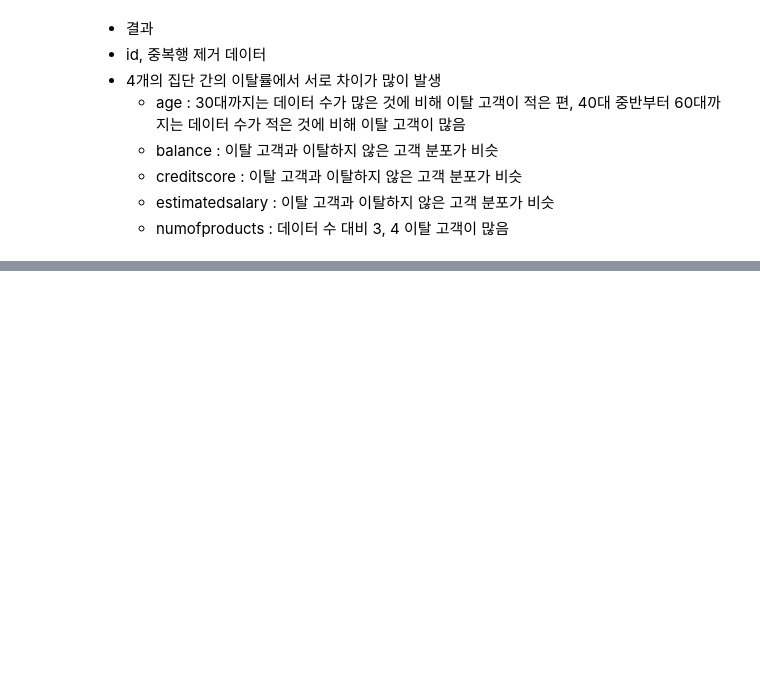
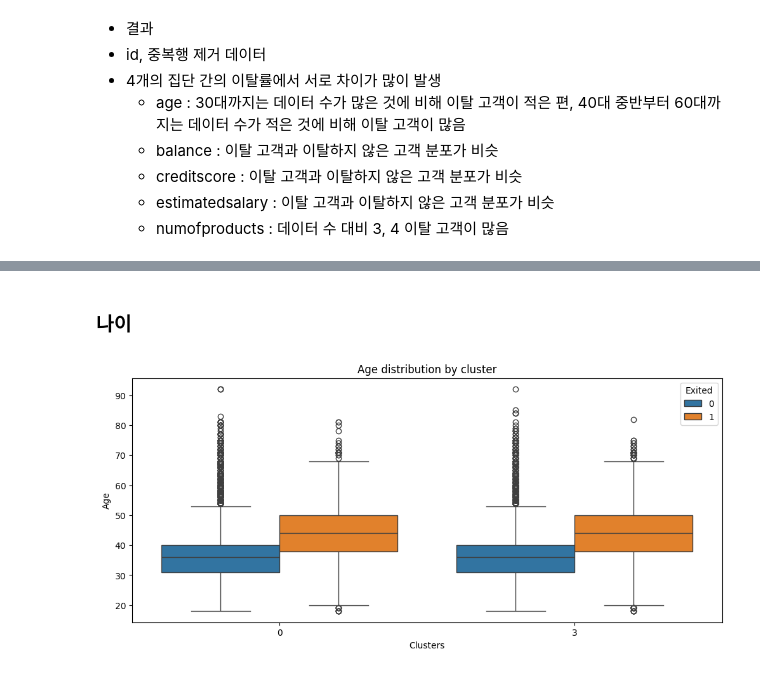
Before and after one commit to kikipark9/ML_Team_Project, a Jupyter notebook: eda_source/KMeans_Clustering.ipynb, the cells around one changed output, grey strips where cells are left out. Drawn from its saved outputs; the diff is of its cells as text; code cells hidden in the pictures; blank space fills up the shorter version.

```diff
--- a/eda_source/KMeans_Clustering.ipynb
+++ b/eda_source/KMeans_Clustering.ipynb
@@ -293,0 +338,13 @@ Name: Exited, dtype: float64
+# %% [markdown]
+### 나이
+# %%
+plt.figure(figsize=(12,5))
+
+sns.boxplot(x='cluster', y='Age', hue='Exited',\
+            data=kmeans_df[kmeans_df['cluster'].isin([3, 0])] )
+
+plt.xlabel("Clusters")
+plt.title("Age distribution by cluster")
+plt.show()
+# %% [output]
+[figure, added]
```
Also changed, not shown: parts of 25 cells of this notebook.
